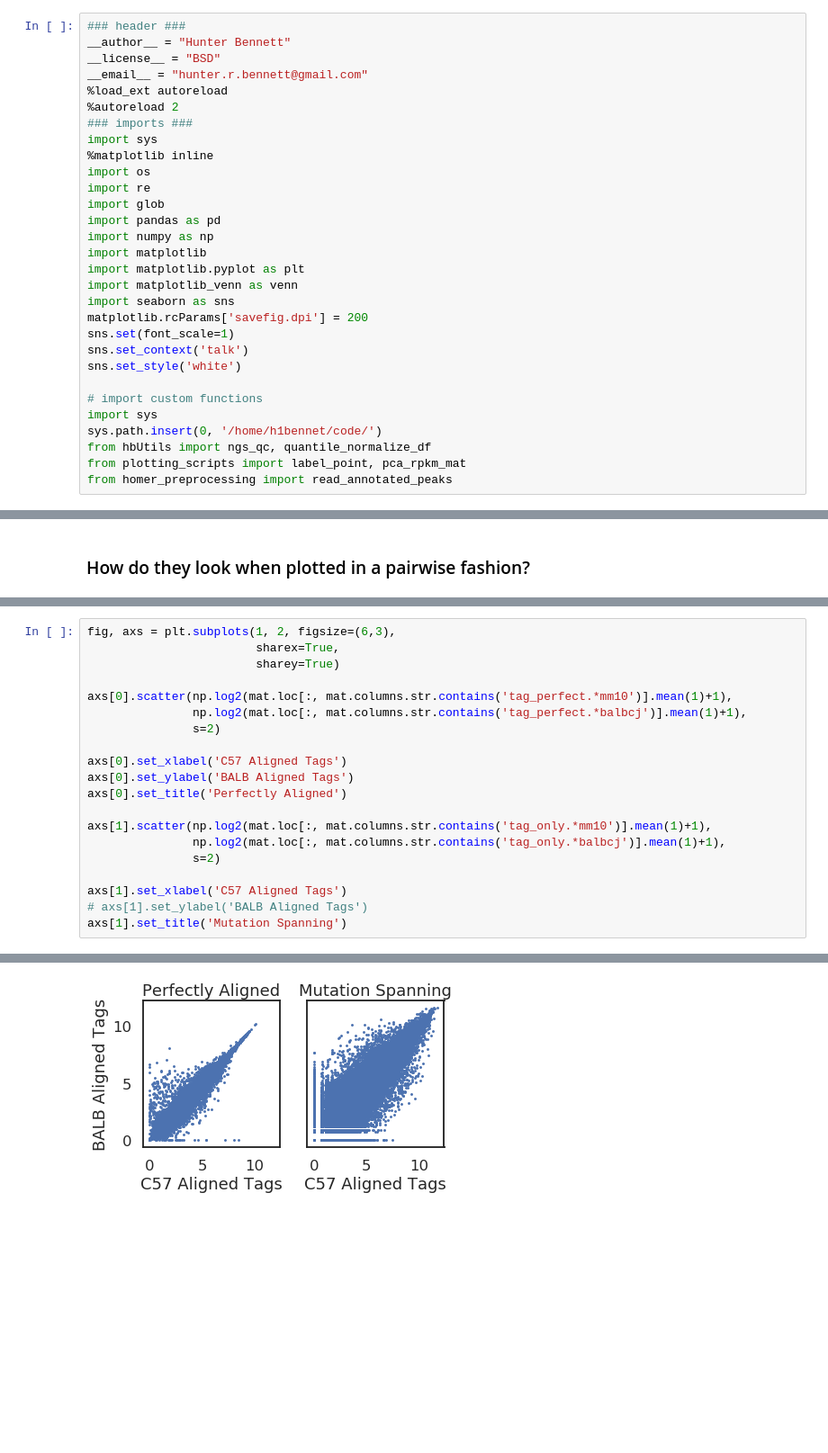
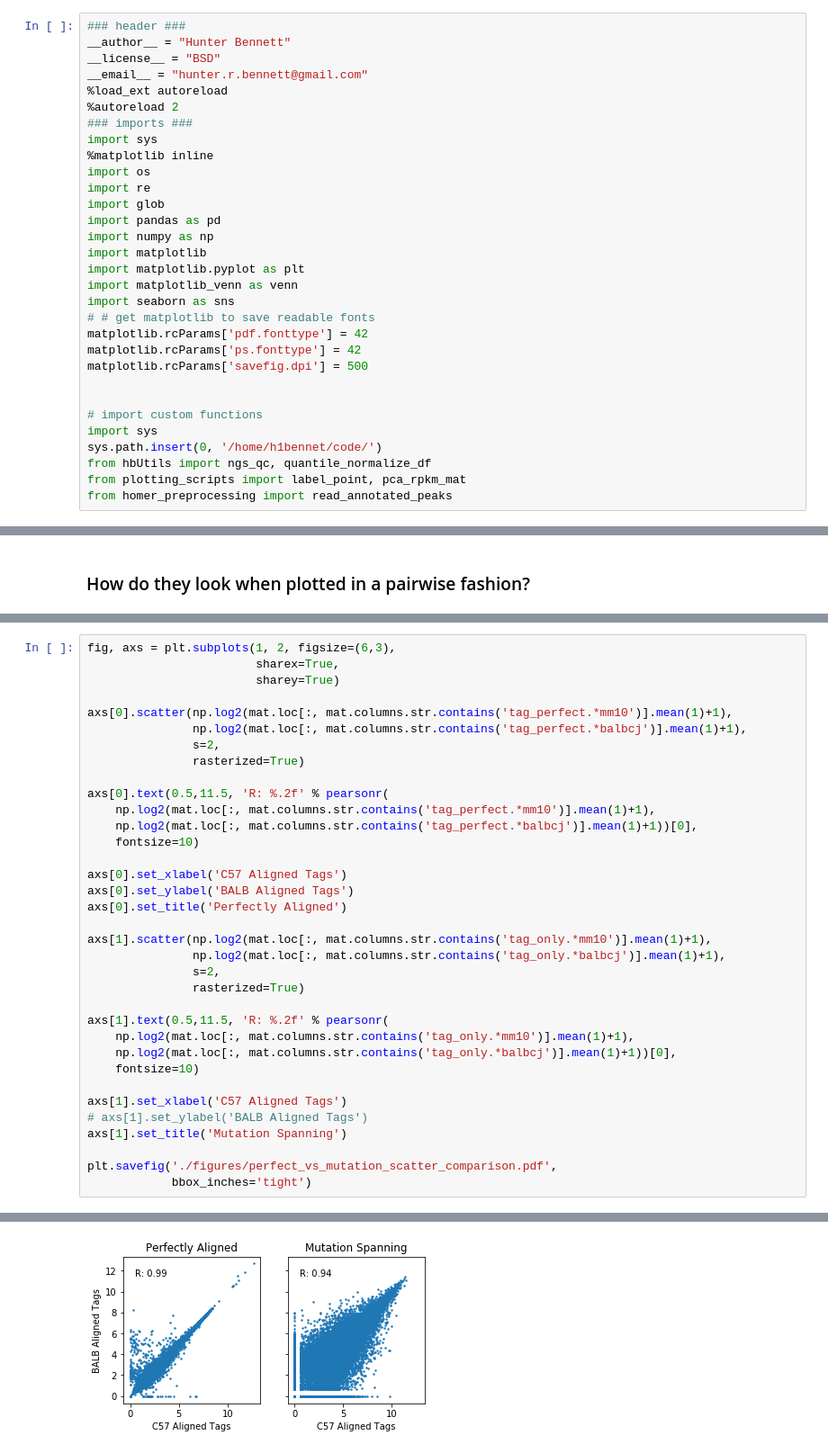
Before and after one commit to HunterBennett/strains_f1, a Jupyter notebook: results/00_CB6F1J_Control_ATAC_02_Annotation.ipynb, the cells around one changed output, grey strips where cells are left out. Shown at 90% size. Cells and saved outputs as stored; diff of their text form; blank space fills up the shorter version.

```diff
--- a/results/00_CB6F1J_Control_ATAC_02_Annotation.ipynb
+++ b/results/00_CB6F1J_Control_ATAC_02_Annotation.ipynb
@@ -19,10 +19,11 @@ import matplotlib
 import matplotlib.pyplot as plt
 import matplotlib_venn as venn
 import seaborn as sns
-matplotlib.rcParams['savefig.dpi'] = 200
-sns.set(font_scale=1)
-sns.set_context('talk')
-sns.set_style('white')
+# # get matplotlib to save readable fonts
+matplotlib.rcParams['pdf.fonttype'] = 42
+matplotlib.rcParams['ps.fonttype'] = 42
+matplotlib.rcParams['savefig.dpi'] = 500
+
 
 # import custom functions
 import sys
@@ -176,7 +181,13 @@ fig, axs = plt.subplots(1, 2, figsize=(6,3),
 
 axs[0].scatter(np.log2(mat.loc[:, mat.columns.str.contains('tag_perfect.*mm10')].mean(1)+1),
                np.log2(mat.loc[:, mat.columns.str.contains('tag_perfect.*balbcj')].mean(1)+1),
-               s=2)
+               s=2,
+               rasterized=True)
+
+axs[0].text(0.5,11.5, 'R: %.2f' % pearsonr(
+    np.log2(mat.loc[:, mat.columns.str.contains('tag_perfect.*mm10')].mean(1)+1),
+    np.log2(mat.loc[:, mat.columns.str.contains('tag_perfect.*balbcj')].mean(1)+1))[0],
+    fontsize=10)
 
 axs[0].set_xlabel('C57 Aligned Tags')
 axs[0].set_ylabel('BALB Aligned Tags')
@@ -184,9 +195,18 @@ axs[0].set_title('Perfectly Aligned')
 
 axs[1].scatter(np.log2(mat.loc[:, mat.columns.str.contains('tag_only.*mm10')].mean(1)+1),
                np.log2(mat.loc[:, mat.columns.str.contains('tag_only.*balbcj')].mean(1)+1),
-               s=2)
+               s=2,
+               rasterized=True)
+
+axs[1].text(0.5,11.5, 'R: %.2f' % pearsonr(
+    np.log2(mat.loc[:, mat.columns.str.contains('tag_only.*mm10')].mean(1)+1),
+    np.log2(mat.loc[:, mat.columns.str.contains('tag_only.*balbcj')].mean(1)+1))[0],
+    fontsize=10)
 
 axs[1].set_xlabel('C57 Aligned Tags')
 # axs[1].set_ylabel('BALB Aligned Tags')
 axs[1].set_title('Mutation Spanning')
+
+plt.savefig('./figures/perfect_vs_mutation_scatter_comparison.pdf',
+            bbox_inches='tight')
 # %% [output]
@@ -194 +213 @@ Text(0.5, 1.0, 'Mutation Spanning')
-[figure, old version]
+[figure, new version]
```
Also changed, not shown: parts of 4 cells of this notebook, 6 other files.
